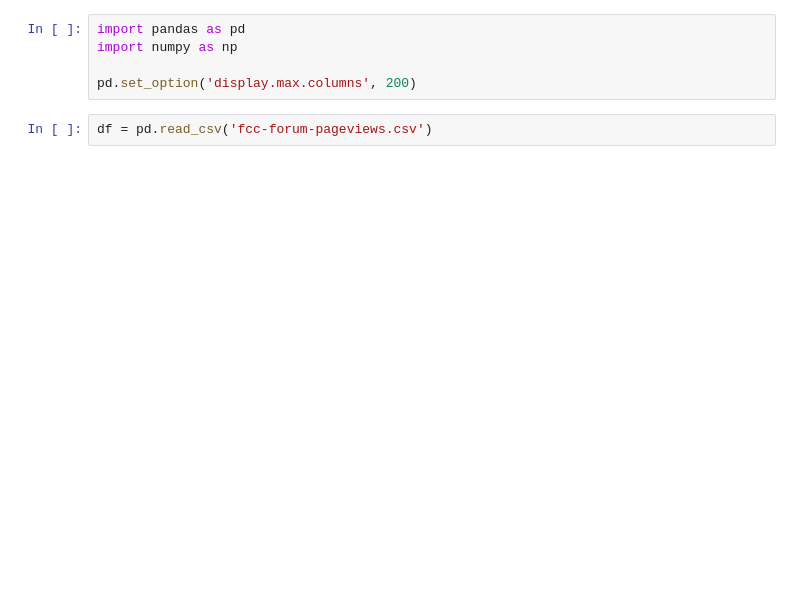
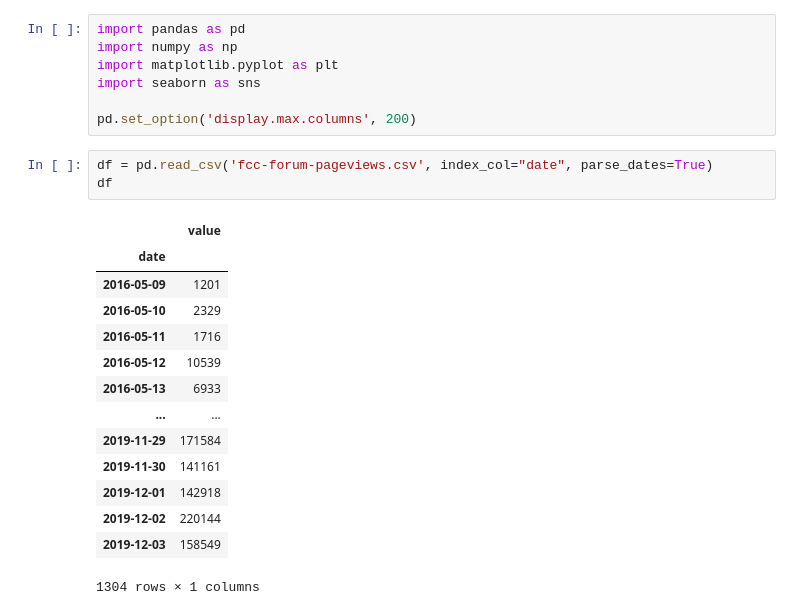
Before and after one commit to zach850/DataAnalystProjects, a Jupyter notebook: Python_Projects/page_view_time_series_visualizer/time_series.ipynb, the cells around one changed output. Drawn from its saved outputs; the diff is of its cells as text; blank space fills up the shorter version.

```diff
--- a/Python_Projects/page_view_time_series_visualizer/time_series.ipynb
+++ b/Python_Projects/page_view_time_series_visualizer/time_series.ipynb
@@ -1,7 +1,25 @@
 # %%
 import pandas as pd
 import numpy as np
+import matplotlib.pyplot as plt
+import seaborn as sns
 
 pd.set_option('display.max.columns', 200)
 # %%
-df = pd.read_csv('fcc-forum-pageviews.csv')
+df = pd.read_csv('fcc-forum-pageviews.csv', index_col="date", parse_dates=True)
+df
+# %% [output]
+|  | value |
+| date |  |
+| 2016-05-09 | 1201 |
+| 2016-05-10 | 2329 |
+| 2016-05-11 | 1716 |
+| 2016-05-12 | 10539 |
+| 2016-05-13 | 6933 |
+| ... | ... |
+| 2019-11-29 | 171584 |
+| 2019-11-30 | 141161 |
+| 2019-12-01 | 142918 |
+| 2019-12-02 | 220144 |
+| 2019-12-03 | 158549 |
+1304 rows × 1 columns
```
Also changed, not shown: parts of 8 cells of this notebook.
